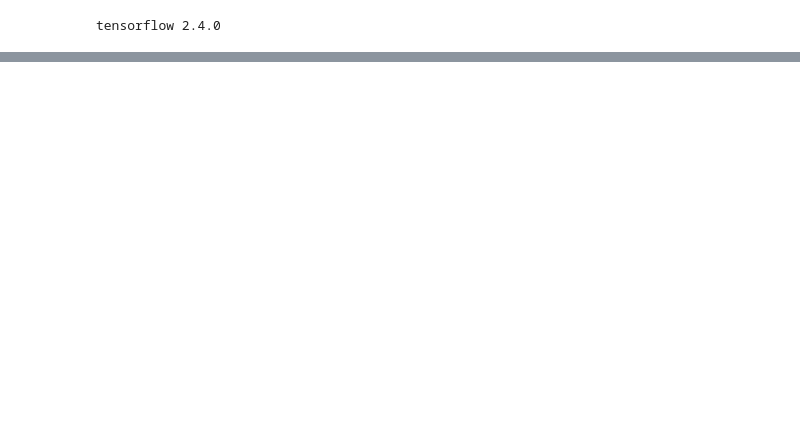
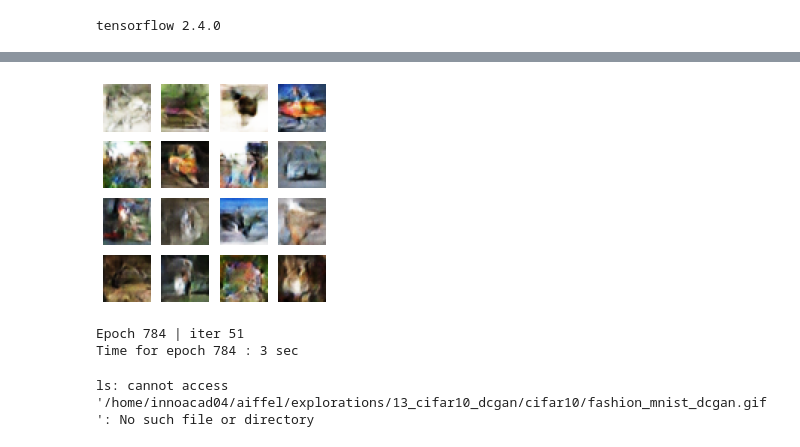
Before and after one commit to cozytk/aiffel, a Jupyter notebook: explorations/13_/[E13].ipynb, the cells around one changed output, grey strips where cells are left out. Saved outputs shown, nothing was run; the diff lists cells and outputs as text; code cells hidden in the pictures; blank space fills up the shorter version.

```diff
--- a/explorations/13_/[E13].ipynb
+++ b/explorations/13_/[E13].ipynb
@@ -113,0 +205,2 @@ def make_discriminator_model():
+# %%
+cross_entropy = tf.keras.losses.BinaryCrossentropy(from_logits=True)
@@ -113,0 +323,34 @@ def make_discriminator_model():
+# %%
+def train(dataset, epochs, save_every):
+    start = time.time()
+    history = {'gen_loss':[], 'disc_loss':[], 'real_accuracy':[], 'fake_accuracy':[]}
+
+    for epoch in range(epochs):
+        epoch_start = time.time()
+        for it, image_batch in enumerate(dataset):
+            gen_loss, disc_loss, real_accuracy, fake_accuracy = train_step(image_batch)
+            history['gen_loss'].append(gen_loss)
+            history['disc_loss'].append(disc_loss)
+            history['real_accuracy'].append(real_accuracy)
+            history['fake_accuracy'].append(fake_accuracy)
+
+            if it % 50 == 0:
+                display.clear_output(wait=True)
+                generate_and_save_images(generator, epoch+1, it+1, seed)
+                print('Epoch {} | iter {}'.format(epoch+1, it+1))
+                print('Time for epoch {} : {} sec'.format(epoch+1, int(time.time()-epoch_start)))
+
+        if (epoch + 1) % save_every == 0:
+            checkpoint.save(file_prefix=checkpoint_prefix)
+
+        display.clear_output(wait=True)
+        generate_and_save_images(generator, epochs, it, seed)
+        print('Time for training : {} sec'.format(int(time.time()-start)))
+
+        draw_train_history(history, epoch)
+# %%
+save_every = 5
+EPOCHS = 50
+
+# 사용가능한 GPU 디바이스 확인
+tf.config.list_physical_devices("GPU")
@@ -113,0 +359,6 @@ def make_discriminator_model():
+# %%
+%%time
+train(train_dataset, EPOCHS, save_every)
+
+# 학습과정의 loss, accuracy 그래프 이미지 파일이 ~/aiffel/explorations/13_cifar10_dcgan/cifar10/training_history 경로에 생성되고 있으니
+# 진행 과정을 수시로 확인해 보시길 권합니다.
@@ -113,0 +391,28 @@ def make_discriminator_model():
+# %%
+%%time
+train(train_dataset, 1000, save_every)
+# %% [output]
+[figure, added]
+Epoch 784 | iter 51
+Time for epoch 784 : 3 sec
+# %%
+anim_file = os.getenv('HOME')+'/aiffel/explorations/13_cifar10_dcgan/cifar10/cifar10_dcgan.gif'
+
+with imageio.get_writer(anim_file, mode='I') as writer:
+    filenames = glob.glob('{}/aiffel/explorations/13_cifar10_dcgan/cifar10/generated_samples/sample*.png'.format(os.getenv('HOME')))
+    filenames = sorted(filenames)
+    last = -1
+    for i, filename in enumerate(filenames):
+        frame = 2*(i**0.5)
+        if round(frame) > round(last):
+            last = frame
+        else:
+            continue
+        image = imageio.imread(filename)
+        writer.append_data(image)
+    image = imageio.imread(filename)
+    writer.append_data(image)
+
+!ls -l ~/aiffel/explorations/13_cifar10_dcgan/cifar10/cifar10_dcgan.gif
+# %% [output]
+ls: cannot access '/home/innoacad04/aiffel/explorations/13_cifar10_dcgan/cifar10/fashion_mnist_dcgan.gif': No such file or directory
```
Also changed, not shown: parts of 43 cells of this notebook.
